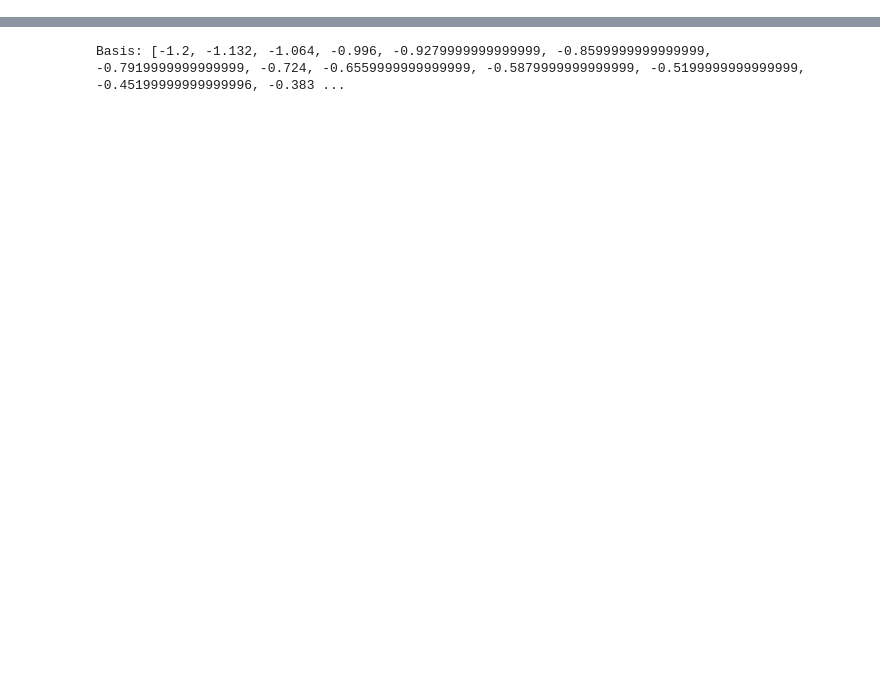
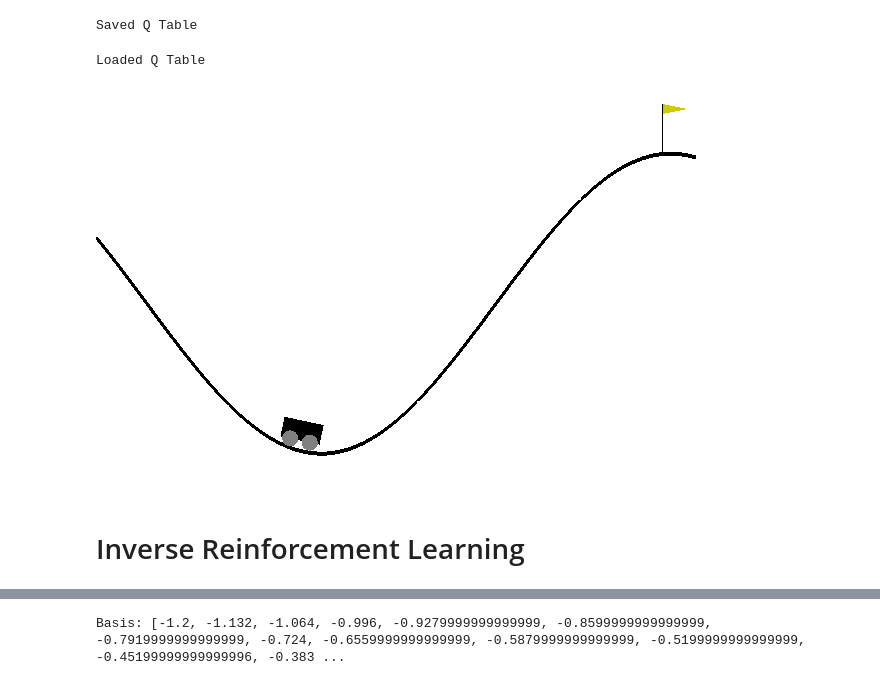
Before and after one commit to Shaz-5/IRL, a Jupyter notebook: Exp 2. Mountain Car/Mountain_Car_Linear_Programming_IRL.ipynb, the cells around one changed output, grey strips where cells are left out. Drawn from its saved outputs; the diff is of its cells as text; code cells hidden in the pictures; blank space fills up the shorter version.

```diff
--- a/Exp 2. Mountain Car/Mountain_Car_Linear_Programming_IRL.ipynb
+++ b/Exp 2. Mountain Car/Mountain_Car_Linear_Programming_IRL.ipynb
@@ -8,0 +69,7 @@ import mountain_car
+# %%
+alpha = 0.1     # learning rate
+gamma = 0.99    # discount rate
+epsilon = 0.1   # exploration rate
+
+Q = mc_funcs.Q_learning_train(env, discretization, epsilon, alpha, gamma, max_episodes=20000,
+                     save=True, video_path='../Results/Mountain Car/mountain_car_training')
@@ -9,3 +87,28 @@ import mountain_car
+# %%
+print(f"Min Steps: {min_steps}")
+
+# Saving Q_optim
+file_path = './data/Q_opt.pkl'
+with open(file_path, 'wb') as file:
+    pickle.dump(Q, file)
+    print('Saved Q Table')
+# %% [output]
+Saved Q Table
+# %%
+file_path = './data/Q_opt.pkl'
+with open(file_path, 'rb') as file:
+    Q = pickle.load(file)
+    print('Loaded Q Table')
+# %% [output]
+Loaded Q Table
+# %%
+# Rendering trained Q-learning agent's performance in the environment
+
+mc_funcs.render_agent(env, Q, render_filename='../Results/Mountain Car/Render')
+# %% [output]
+[figure, added]
+# %% [markdown]
+# Inverse Reinforcement Learning
 # %%
 # function to sample states
 
```
Also changed, not shown: parts of 15 cells of this notebook, 26 other files.
